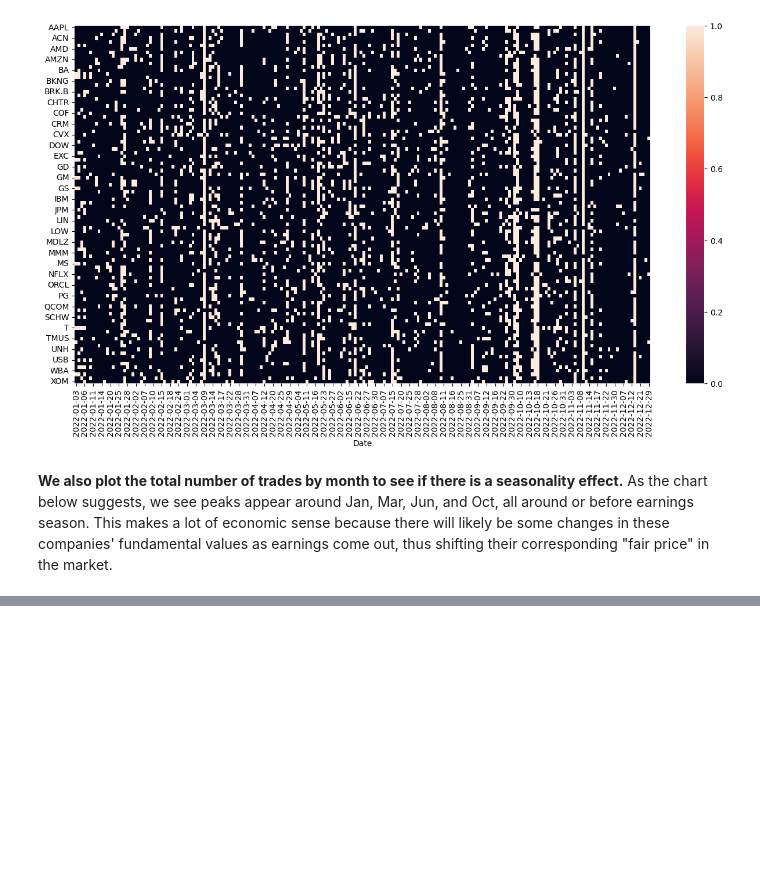
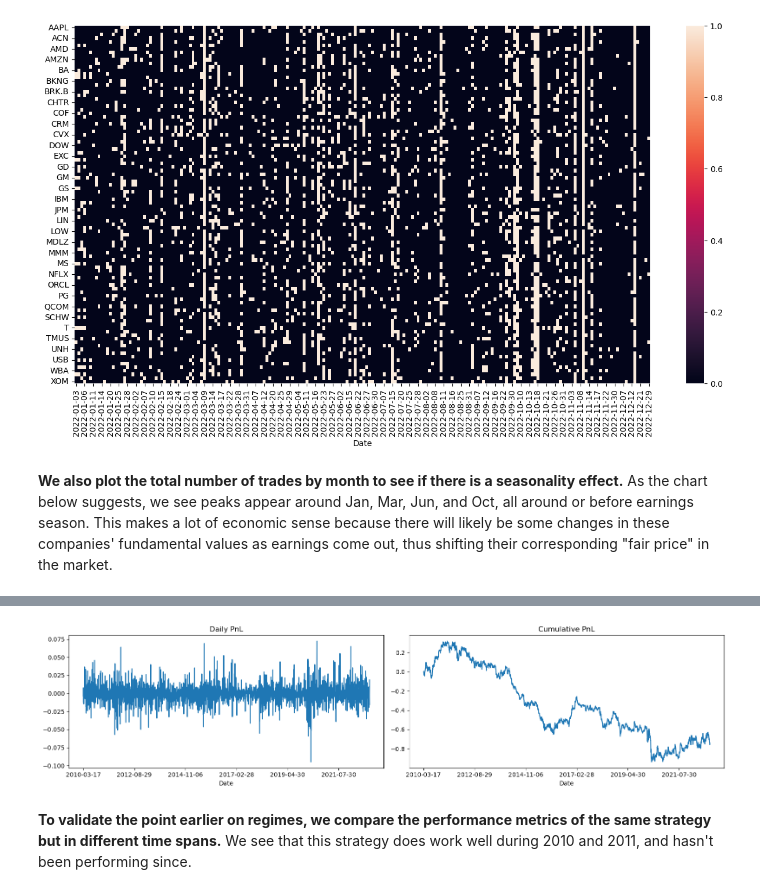
Before and after one commit to shaoyuliu98/Quantitative-Research, a Jupyter notebook: Gap Trading Intraday Return Analysis.ipynb, the cells around one changed output, grey strips where cells are left out. Saved outputs shown, nothing was run; the diff lists cells and outputs as text; code cells hidden in the pictures; blank space fills up the shorter version.

```diff
--- a/Gap Trading Intraday Return Analysis.ipynb
+++ b/Gap Trading Intraday Return Analysis.ipynb
@@ -118,0 +146,9 @@ Name: Date, dtype: float64
+# %%
+pnl = pd.read_csv('./pnl/Open Gap Pnl/SP 100/sp100_pnl_50rolling_90lvl.csv',index_col=0)
+pnl = pnl.reset_index().rename({'index':'Date'},axis=1)
+pnl = pnl.loc[pnl['Ticker']!='META']
+# %%
+close_pnl = pnl.loc[pnl['Time']=='15:45'].dropna()
+print('15 Sample Trades')
+print(tabulate(close_pnl[['Date','Signal','Strat_Pnl','Ticker']].sample(15).sort_values('Date').round(4),headers=['Date','Signal','Strat_Pnl','Ticker'],
+               showindex=False,tablefmt='rst',numalign='center',stralign='center'))
@@ -118,0 +178,12 @@ Name: Date, dtype: float64
+# %%
+fig,ax = plt.subplots(1,2,figsize=(16,4),sharex=True)
+close_pnl.groupby(['Date'])['Strat_Pnl'].mean().plot(ax=ax[0])
+close_pnl.groupby(['Date'])['Strat_Pnl'].mean().cumsum().plot(ax=ax[1])
+ax[0].set_title('Daily PnL')
+ax[1].set_title('Cumulative PnL')
+plt.tight_layout()
+plt.show()
+# %% [output]
+[figure, added]
+# %% [markdown]
+**To validate the point earlier on regimes, we compare the performance metrics of the same strategy but in different time spans.** We see that this strategy does work well during 2010 and 2011, and hasn't been performing since.
```
Also changed, not shown: parts of 17 cells of this notebook, 1 other file.
